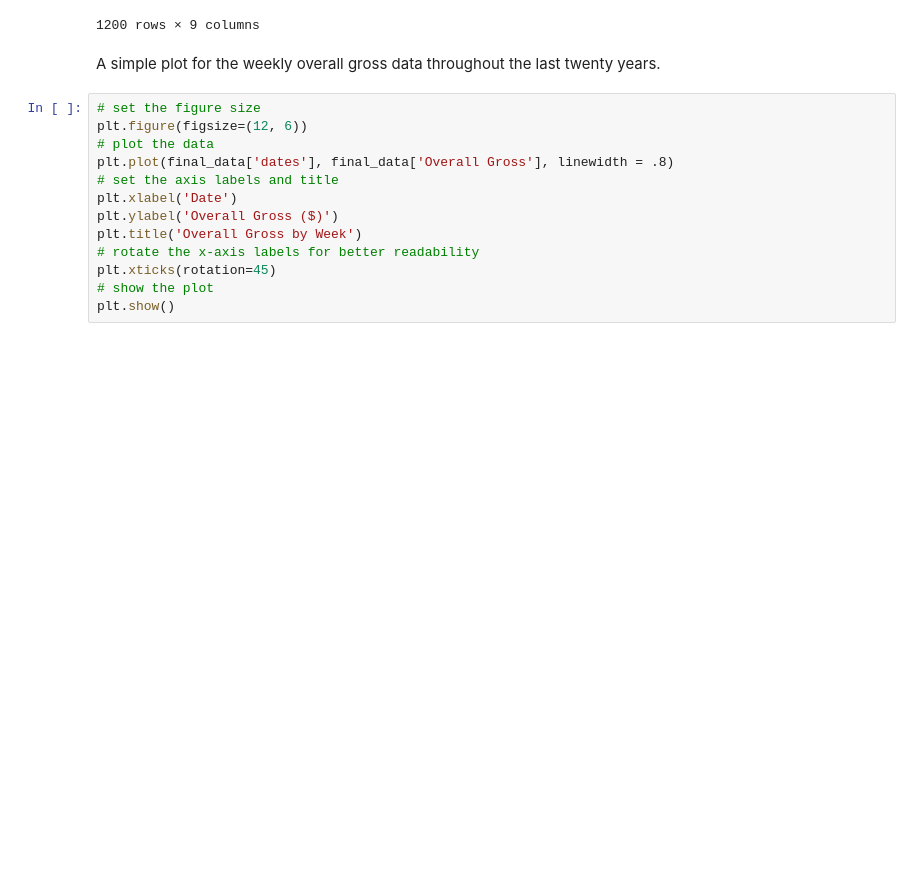
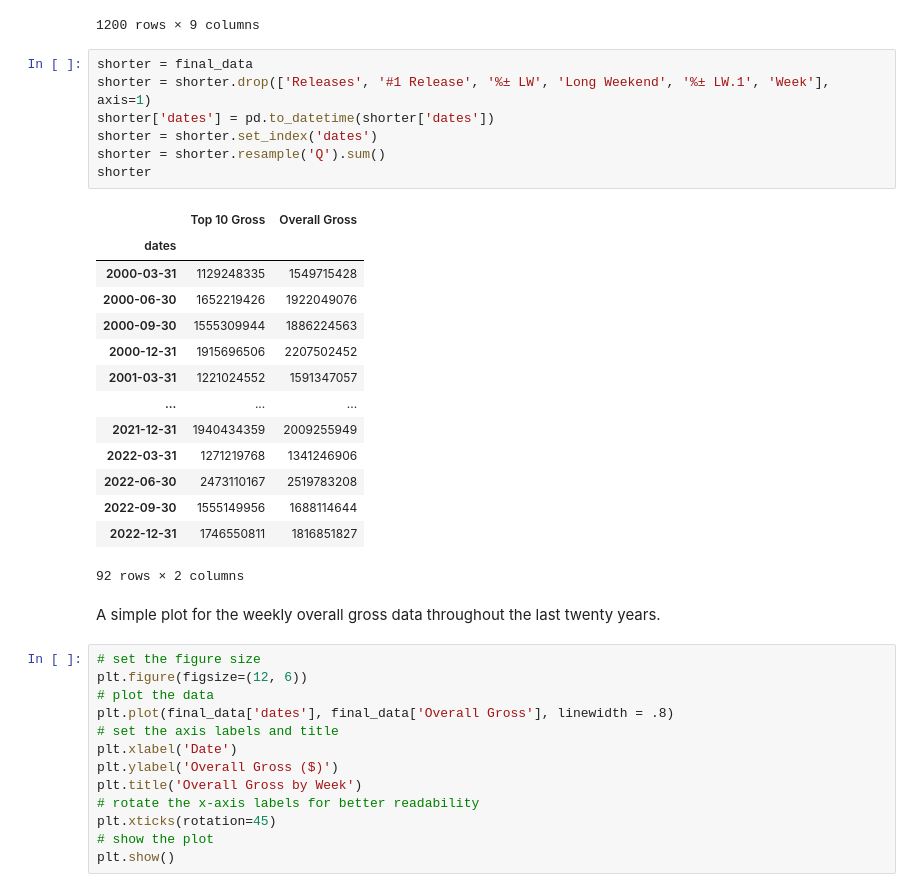
Before and after one commit to dhruvrs/timeseries2023, a Jupyter notebook: parse.ipynb, the cells around one changed output. Drawn from its saved outputs; the diff is of its cells as text; blank space fills up the shorter version.

Commit message:
dropped columns and fixed dates

```diff
--- a/parse.ipynb
+++ b/parse.ipynb
@@ -94,6 +94,28 @@ final_data
 | 1198 | 2022-12-18 | 242130042 | +4% | 246487640 | +4.3% | 50 | Avatar: The Way of Water | 51 | False |
 | 1199 | 2022-12-25 | 174584090 | -27.9% | 176585127 | -28.4% | 47 | Avatar: The Way of Water | 52 | False |
 1200 rows × 9 columns
+# %%
+shorter = final_data
+shorter = shorter.drop(['Releases', '#1 Release', '%± LW', 'Long Weekend', '%± LW.1', 'Week'], axis=1)
+shorter['dates'] = pd.to_datetime(shorter['dates'])
+shorter = shorter.set_index('dates')
+shorter = shorter.resample('Q').sum()
+shorter
+# %% [output]
+|  | Top 10 Gross | Overall Gross |
+| dates |  |  |
+| 2000-03-31 | 1129248335 | 1549715428 |
+| 2000-06-30 | 1652219426 | 1922049076 |
+| 2000-09-30 | 1555309944 | 1886224563 |
+| 2000-12-31 | 1915696506 | 2207502452 |
+| 2001-03-31 | 1221024552 | 1591347057 |
+| ... | ... | ... |
+| 2021-12-31 | 1940434359 | 2009255949 |
+| 2022-03-31 | 1271219768 | 1341246906 |
+| 2022-06-30 | 2473110167 | 2519783208 |
+| 2022-09-30 | 1555149956 | 1688114644 |
+| 2022-12-31 | 1746550811 | 1816851827 |
+92 rows × 2 columns
 # %% [markdown]
 A simple plot for the weekly overall gross data throughout the last twenty years.
 # %%
```
